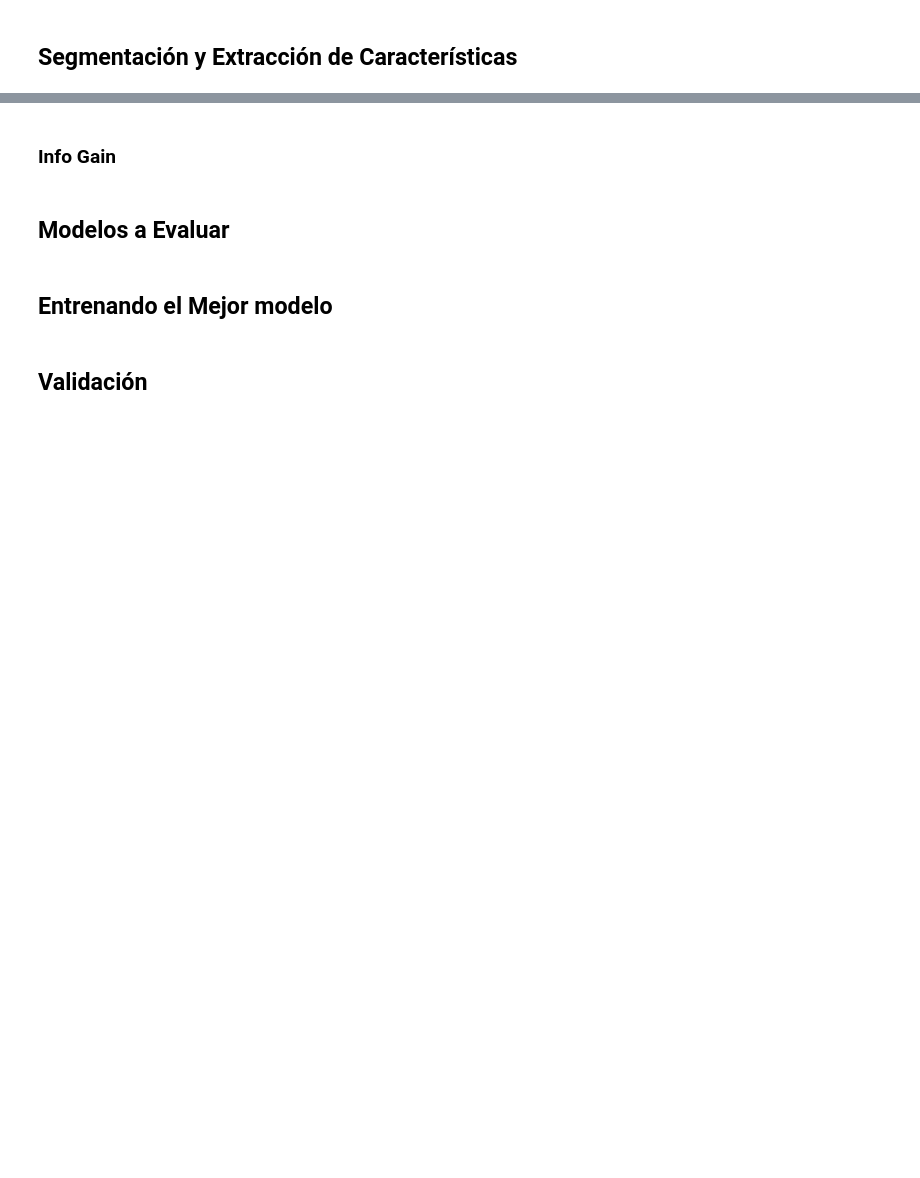
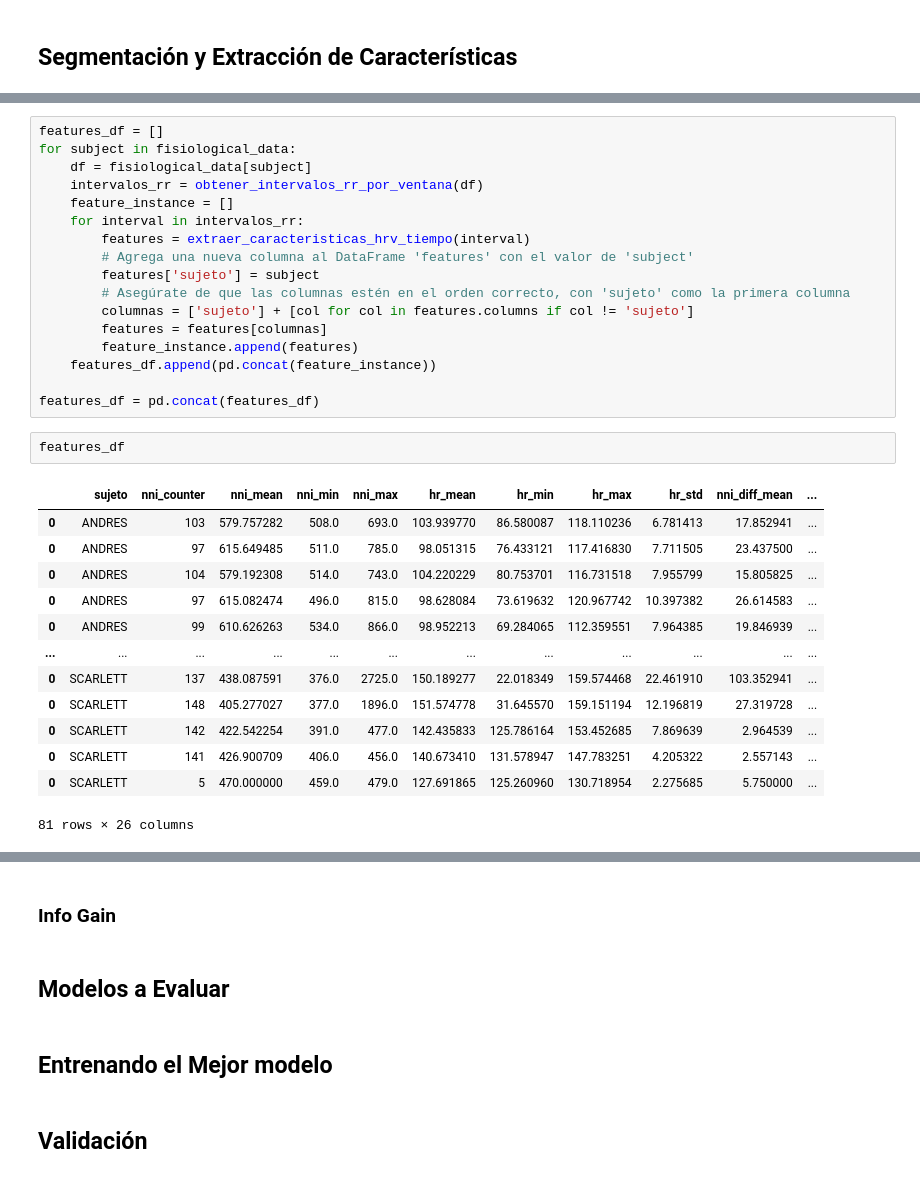
Before and after one commit to Ariana1998/cdsiPractica4, a Jupyter notebook: Notebook.ipynb, the cells around one changed output, grey strips where cells are left out. Saved outputs shown, nothing was run; the diff lists cells and outputs as text; blank space fills up the shorter version.

```diff
--- a/Notebook.ipynb
+++ b/Notebook.ipynb
@@ -343,0 +430,33 @@ def intervalos_rr_por_ventana(df):
+# %%
+features_df = []
+for subject in fisiological_data:
+    df = fisiological_data[subject]
+    intervalos_rr = obtener_intervalos_rr_por_ventana(df)
+    feature_instance = []
+    for interval in intervalos_rr:
+        features = extraer_caracteristicas_hrv_tiempo(interval)
+        # Agrega una nueva columna al DataFrame 'features' con el valor de 'subject'
+        features['sujeto'] = subject
+        # Asegúrate de que las columnas estén en el orden correcto, con 'sujeto' como la primera columna
+        columnas = ['sujeto'] + [col for col in features.columns if col != 'sujeto']
+        features = features[columnas]
+        feature_instance.append(features)
+    features_df.append(pd.concat(feature_instance))
+
+features_df = pd.concat(features_df)
+# %%
+features_df
+# %% [output]
+|  | sujeto | nni_counter | nni_mean | nni_min | nni_max | hr_mean | hr_min | hr_max | hr_std | nni_diff_mean | ... |
+| 0 | ANDRES | 103 | 579.757282 | 508.0 | 693.0 | 103.939770 | 86.580087 | 118.110236 | 6.781413 | 17.852941 | ... |
+| 0 | ANDRES | 97 | 615.649485 | 511.0 | 785.0 | 98.051315 | 76.433121 | 117.416830 | 7.711505 | 23.437500 | ... |
+| 0 | ANDRES | 104 | 579.192308 | 514.0 | 743.0 | 104.220229 | 80.753701 | 116.731518 | 7.955799 | 15.805825 | ... |
+| 0 | ANDRES | 97 | 615.082474 | 496.0 | 815.0 | 98.628084 | 73.619632 | 120.967742 | 10.397382 | 26.614583 | ... |
+| 0 | ANDRES | 99 | 610.626263 | 534.0 | 866.0 | 98.952213 | 69.284065 | 112.359551 | 7.964385 | 19.846939 | ... |
+| ... | ... | ... | ... | ... | ... | ... | ... | ... | ... | ... | ... |
+| 0 | SCARLETT | 137 | 438.087591 | 376.0 | 2725.0 | 150.189277 | 22.018349 | 159.574468 | 22.461910 | 103.352941 | ... |
+| 0 | SCARLETT | 148 | 405.277027 | 377.0 | 1896.0 | 151.574778 | 31.645570 | 159.151194 | 12.196819 | 27.319728 | ... |
+| 0 | SCARLETT | 142 | 422.542254 | 391.0 | 477.0 | 142.435833 | 125.786164 | 153.452685 | 7.869639 | 2.964539 | ... |
+| 0 | SCARLETT | 141 | 426.900709 | 406.0 | 456.0 | 140.673410 | 131.578947 | 147.783251 | 4.205322 | 2.557143 | ... |
+| 0 | SCARLETT | 5 | 470.000000 | 459.0 | 479.0 | 127.691865 | 125.260960 | 130.718954 | 2.275685 | 5.750000 | ... |
+81 rows × 26 columns
```
Also changed, not shown: parts of 11 cells of this notebook.
